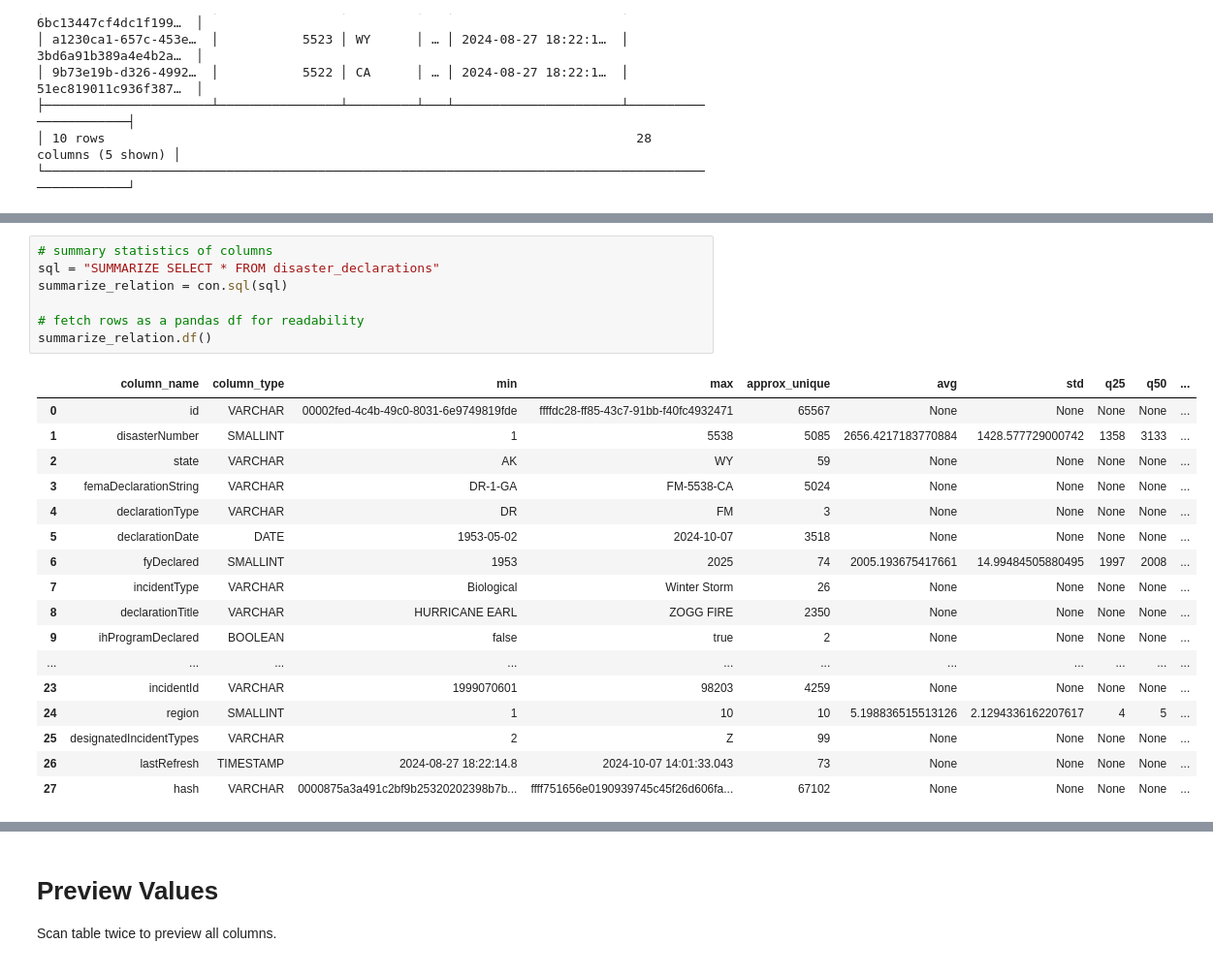
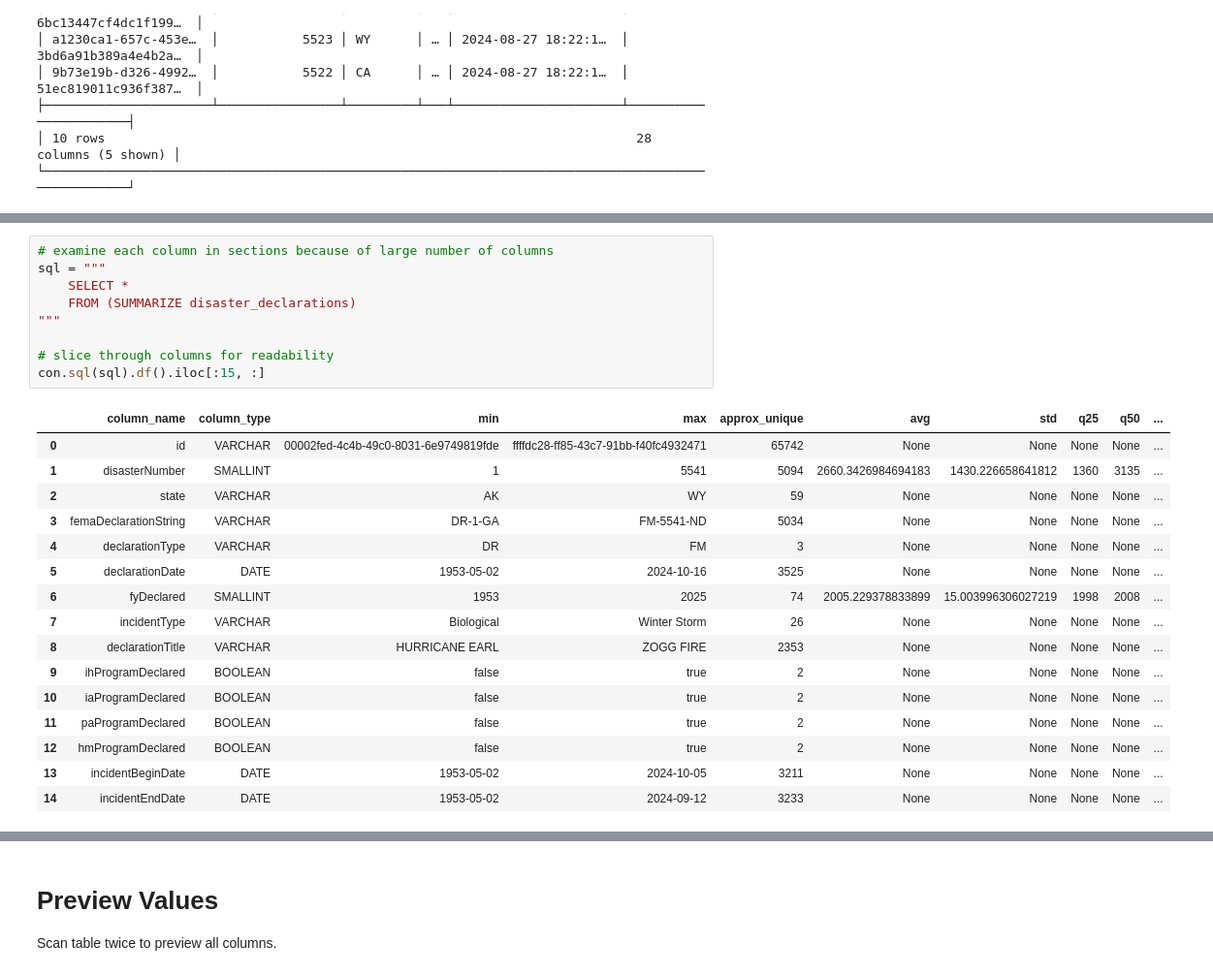
Before and after one commit to mebauer/fema-disaster-information, a Jupyter notebook: disaster-declarations.ipynb, the cells around one changed output, grey strips where cells are left out. Shown: that part at 97% size. Saved outputs shown, nothing was run; the diff lists cells and outputs as text.

Commit message:
refresh disaster declarations notebook

```diff
--- a/disaster-declarations.ipynb
+++ b/disaster-declarations.ipynb
@@ -124,25 +169,26 @@ describe_relation = con.sql(sql)
 # %%
-# summary statistics of columns
-sql = "SUMMARIZE SELECT * FROM disaster_declarations"
-summarize_relation = con.sql(sql)
+# examine each column in sections because of large number of columns
+sql = """
+    SELECT *
+    FROM (SUMMARIZE disaster_declarations)
+"""
 
-# fetch rows as a pandas df for readability
-summarize_relation.df()
+# slice through columns for readability
+con.sql(sql).df().iloc[:15, :]
 # %% [output]
 |  | column_name | column_type | min | max | approx_unique | avg | std | q25 | q50 | ... |
-| 0 | id | VARCHAR | 00002fed-4c4b-49c0-8031-6e9749819fde | ffffdc28-ff85-43c7-91bb-f40fc4932471 | 65567 | None | None | None | None | ... |
-| 1 | disasterNumber | SMALLINT | 1 | 5538 | 5085 | 2656.4217183770884 | 1428.577729000742 | 1358 | 3133 | ... |
+| 0 | id | VARCHAR | 00002fed-4c4b-49c0-8031-6e9749819fde | ffffdc28-ff85-43c7-91bb-f40fc4932471 | 65742 | None | None | None | None | ... |
+| 1 | disasterNumber | SMALLINT | 1 | 5541 | 5094 | 2660.3426984694183 | 1430.226658641812 | 1360 | 3135 | ... |
 | 2 | state | VARCHAR | AK | WY | 59 | None | None | None | None | ... |
-| 3 | femaDeclarationString | VARCHAR | DR-1-GA | FM-5538-CA | 5024 | None | None | None | None | ... |
+| 3 | femaDeclarationString | VARCHAR | DR-1-GA | FM-5541-ND | 5034 | None | None | None | None | ... |
 | 4 | declarationType | VARCHAR | DR | FM | 3 | None | None | None | None | ... |
-| 5 | declarationDate | DATE | 1953-05-02 | 2024-10-07 | 3518 | None | None | None | None | ... |
-| 6 | fyDeclared | SMALLINT | 1953 | 2025 | 74 | 2005.193675417661 | 14.99484505880495 | 1997 | 2008 | ... |
+| 5 | declarationDate | DATE | 1953-05-02 | 2024-10-16 | 3525 | None | None | None | None | ... |
+| 6 | fyDeclared | SMALLINT | 1953 | 2025 | 74 | 2005.229378833899 | 15.003996306027219 | 1998 | 2008 | ... |
 | 7 | incidentType | VARCHAR | Biological | Winter Storm | 26 | None | None | None | None | ... |
-| 8 | declarationTitle | VARCHAR | HURRICANE EARL | ZOGG FIRE | 2350 | None | None | None | None | ... |
+| 8 | declarationTitle | VARCHAR | HURRICANE EARL | ZOGG FIRE | 2353 | None | None | None | None | ... |
 | 9 | ihProgramDeclared | BOOLEAN | false | true | 2 | None | None | None | None | ... |
-| ... | ... | ... | ... | ... | ... | ... | ... | ... | ... | ... |
-| 23 | incidentId | VARCHAR | 1999070601 | 98203 | 4259 | None | None | None | None | ... |
-| 24 | region | SMALLINT | 1 | 10 | 10 | 5.198836515513126 | 2.1294336162207617 | 4 | 5 | ... |
-| 25 | designatedIncidentTypes | VARCHAR | 2 | Z | 99 | None | None | None | None | ... |
-| 26 | lastRefresh | TIMESTAMP | 2024-08-27 18:22:14.8 | 2024-10-07 14:01:33.043 | 73 | None | None | None | None | ... |
-| 27 | hash | VARCHAR | 0000875a3a491c2bf9b25320202398b7b... | ffff751656e0190939745c45f26d606fa... | 67102 | None | None | None | None | ... |
+| 10 | iaProgramDeclared | BOOLEAN | false | true | 2 | None | None | None | None | ... |
+| 11 | paProgramDeclared | BOOLEAN | false | true | 2 | None | None | None | None | ... |
+| 12 | hmProgramDeclared | BOOLEAN | false | true | 2 | None | None | None | None | ... |
+| 13 | incidentBeginDate | DATE | 1953-05-02 | 2024-10-05 | 3211 | None | None | None | None | ... |
+| 14 | incidentEndDate | DATE | 1953-05-02 | 2024-09-12 | 3233 | None | None | None | None | ... |
```
Also changed, not shown: parts of 28 cells of this notebook.
